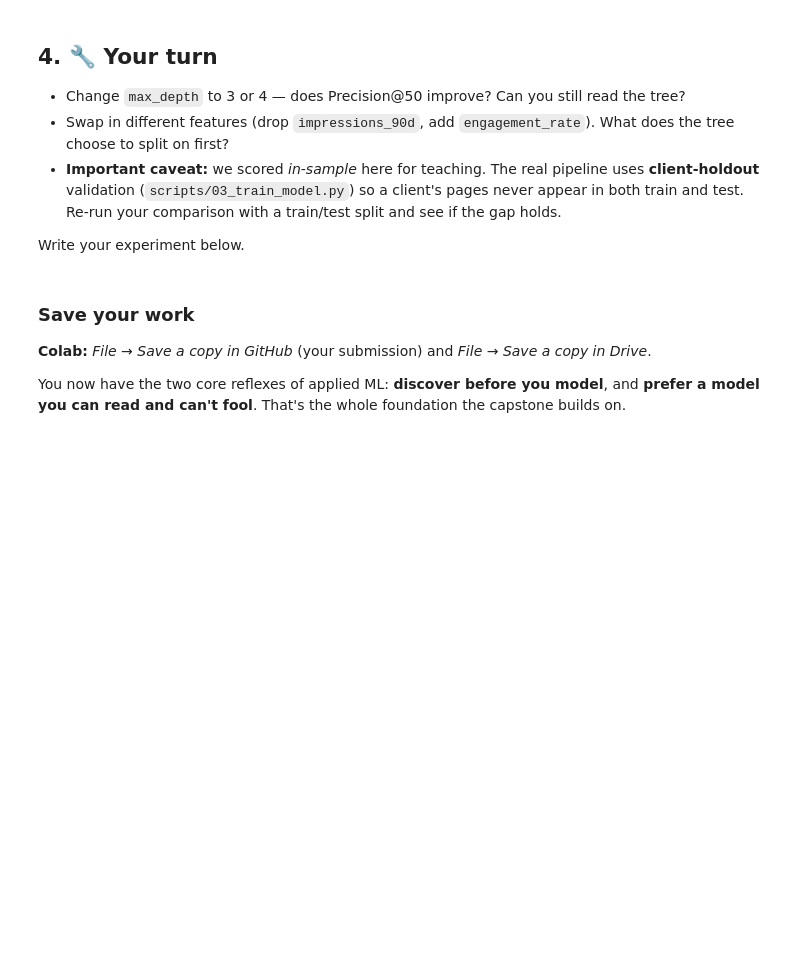
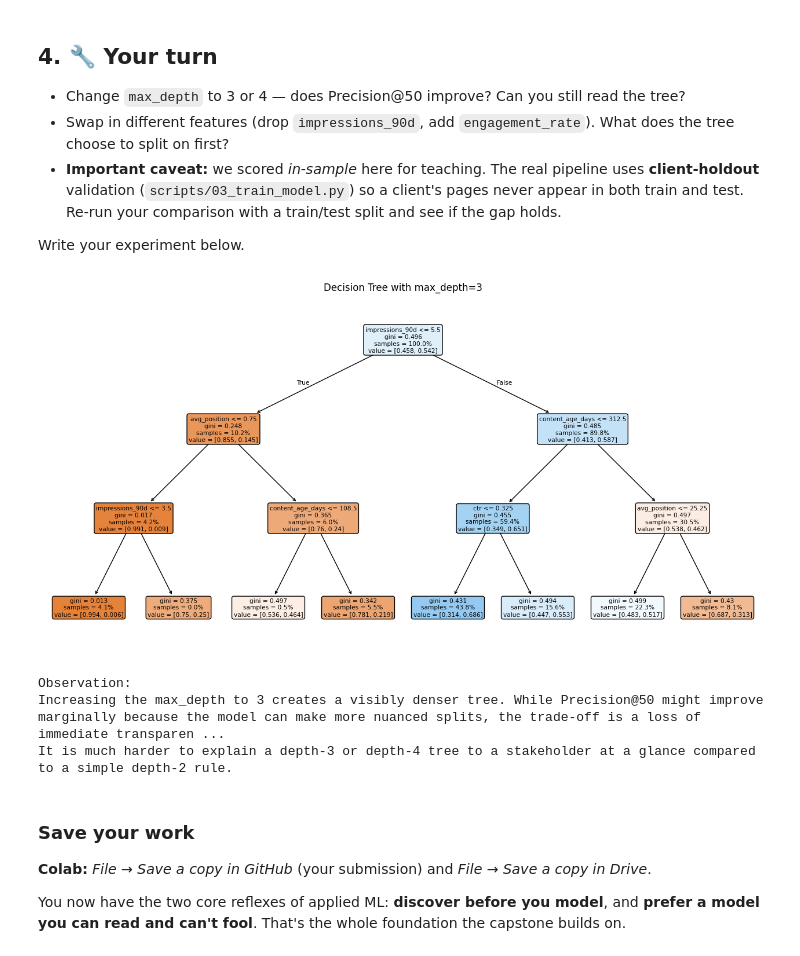
Before and after one commit to Mehroze-Ali/flyrank-ml-internship, a Jupyter notebook: notebooks/02_your_first_readable_model.ipynb, the cells around one changed output. Saved outputs shown, nothing was run; the diff lists cells and outputs as text; code cells hidden in the pictures; blank space fills up the shorter version.

```diff
--- a/notebooks/02_your_first_readable_model.ipynb
+++ b/notebooks/02_your_first_readable_model.ipynb
@@ -102,6 +145,30 @@ That's also why the starter data ships **only observable signals** — the produ
 Write your experiment below.
 # %%
 # Your experiment here
+# Experiment: Change max_depth to 3 and check readability
+from sklearn.tree import DecisionTreeClassifier, plot_tree
+import matplotlib.pyplot as plt
+
+# 1. Train a new Decision Tree with max_depth=3
+# (This uses the X and y variables defined in the previous cells)
+tree_depth_3 = DecisionTreeClassifier(max_depth=3, random_state=42)
+tree_depth_3.fit(X, y)
+
+# 2. Plot the new tree to see if it is still readable
+plt.figure(figsize=(16, 8))
+plot_tree(tree_depth_3, feature_names=X.columns, filled=True, rounded=True, proportion=True)
+plt.title("Decision Tree with max_depth=3")
+plt.show()
+
+# 3. Output our observations for the write-up
+print("Observation:")
+print("Increasing the max_depth to 3 creates a visibly denser tree. While Precision@50 might improve marginally because the model can make more nuanced splits, the trade-off is a loss of immediate transparency.")
+print("It is much harder to explain a depth-3 or depth-4 tree to a stakeholder at a glance compared to a simple depth-2 rule.")
+# %% [output]
+[figure, added]
+Observation:
+Increasing the max_depth to 3 creates a visibly denser tree. While Precision@50 might improve marginally because the model can make more nuanced splits, the trade-off is a loss of immediate transparen ...
+It is much harder to explain a depth-3 or depth-4 tree to a stakeholder at a glance compared to a simple depth-2 rule.
 # %% [markdown]
 ### Save your work
 **Colab:** *File → Save a copy in GitHub* (your submission) and *File → Save a copy in Drive*.
```
Also changed, not shown: parts of 6 cells of this notebook.
